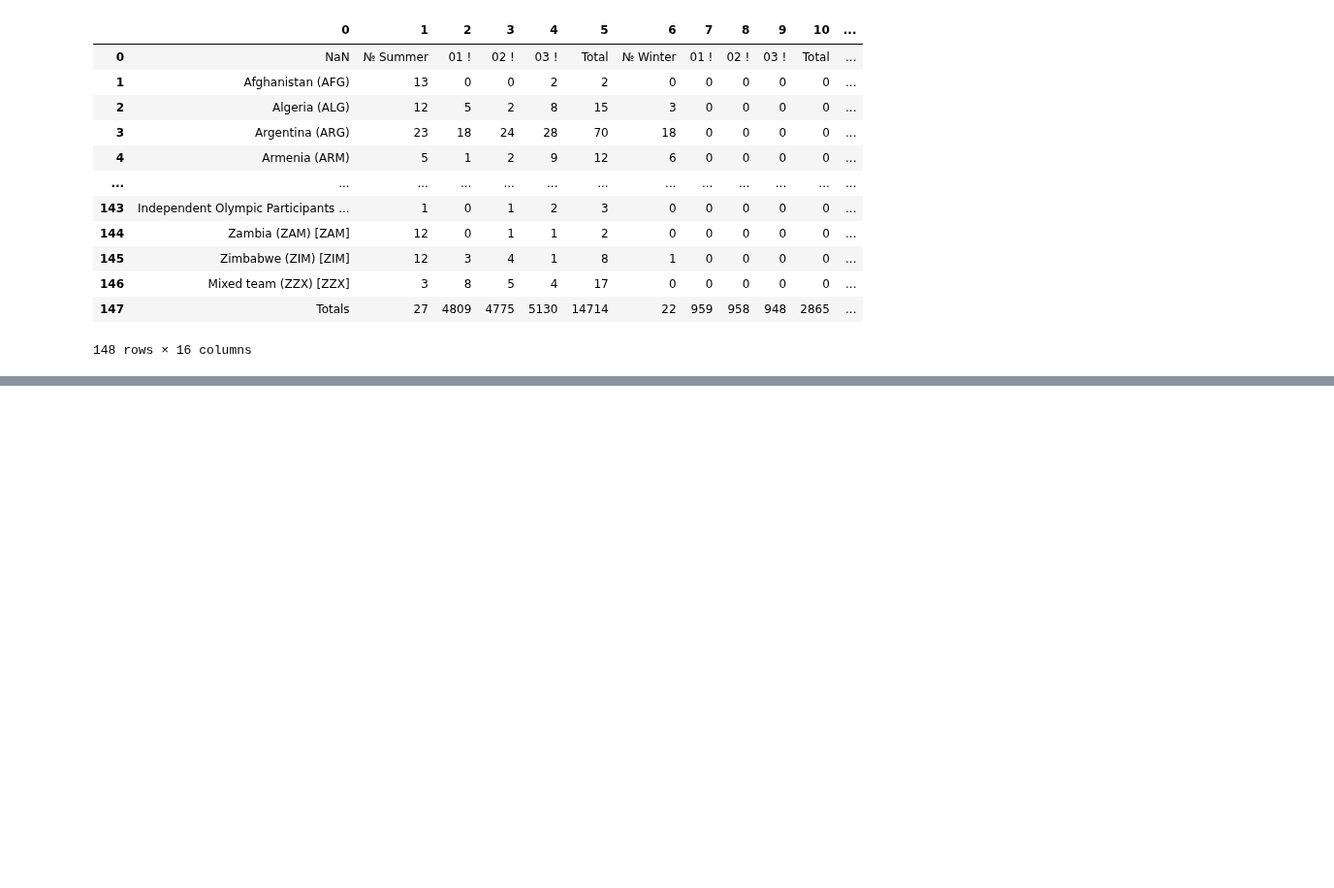
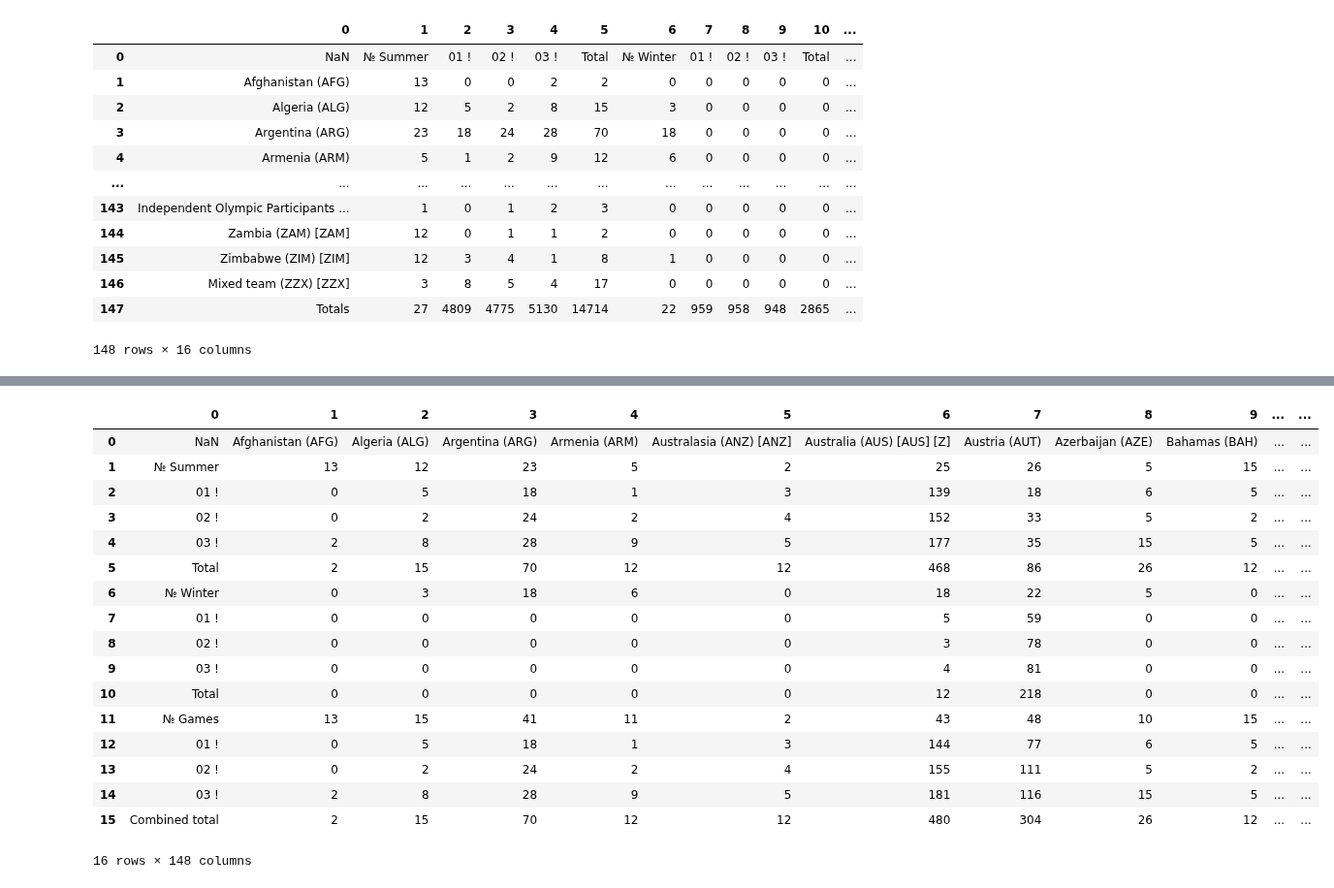
Before and after one commit to gokuljs/Machine-Learning-Andrew-Ng, a Jupyter notebook: introduction to data science in python/pandas.ipynb, the cells around one changed output, grey strips where cells are left out. Shown at 97% size. Saved outputs shown, nothing was run; the diff lists cells and outputs as text; code cells hidden in the pictures; blank space fills up the shorter version.

```diff
--- a/introduction to data science in python/pandas.ipynb
+++ b/introduction to data science in python/pandas.ipynb
@@ -488,0 +510,21 @@ df
+# %%
+df.T
+# %% [output]
+|  | 0 | 1 | 2 | 3 | 4 | 5 | 6 | 7 | 8 | 9 | ... | ... |
+| 0 | NaN | Afghanistan (AFG) | Algeria (ALG) | Argentina (ARG) | Armenia (ARM) | Australasia (ANZ) [ANZ] | Australia (AUS) [AUS] [Z] | Austria (AUT) | Azerbaijan (AZE) | Bahamas (BAH) | ... | ... |
+| 1 | № Summer | 13 | 12 | 23 | 5 | 2 | 25 | 26 | 5 | 15 | ... | ... |
+| 2 | 01 ! | 0 | 5 | 18 | 1 | 3 | 139 | 18 | 6 | 5 | ... | ... |
+| 3 | 02 ! | 0 | 2 | 24 | 2 | 4 | 152 | 33 | 5 | 2 | ... | ... |
+| 4 | 03 ! | 2 | 8 | 28 | 9 | 5 | 177 | 35 | 15 | 5 | ... | ... |
+| 5 | Total | 2 | 15 | 70 | 12 | 12 | 468 | 86 | 26 | 12 | ... | ... |
+| 6 | № Winter | 0 | 3 | 18 | 6 | 0 | 18 | 22 | 5 | 0 | ... | ... |
+| 7 | 01 ! | 0 | 0 | 0 | 0 | 0 | 5 | 59 | 0 | 0 | ... | ... |
+| 8 | 02 ! | 0 | 0 | 0 | 0 | 0 | 3 | 78 | 0 | 0 | ... | ... |
+| 9 | 03 ! | 0 | 0 | 0 | 0 | 0 | 4 | 81 | 0 | 0 | ... | ... |
+| 10 | Total | 0 | 0 | 0 | 0 | 0 | 12 | 218 | 0 | 0 | ... | ... |
+| 11 | № Games | 13 | 15 | 41 | 11 | 2 | 43 | 48 | 10 | 15 | ... | ... |
+| 12 | 01 ! | 0 | 5 | 18 | 1 | 3 | 144 | 77 | 6 | 5 | ... | ... |
+| 13 | 02 ! | 0 | 2 | 24 | 2 | 4 | 155 | 111 | 5 | 2 | ... | ... |
+| 14 | 03 ! | 2 | 8 | 28 | 9 | 5 | 181 | 116 | 15 | 5 | ... | ... |
+| 15 | Combined total | 2 | 15 | 70 | 12 | 12 | 480 | 304 | 26 | 12 | ... | ... |
+16 rows × 148 columns
```
Also changed, not shown: parts of 21 cells of this notebook.
